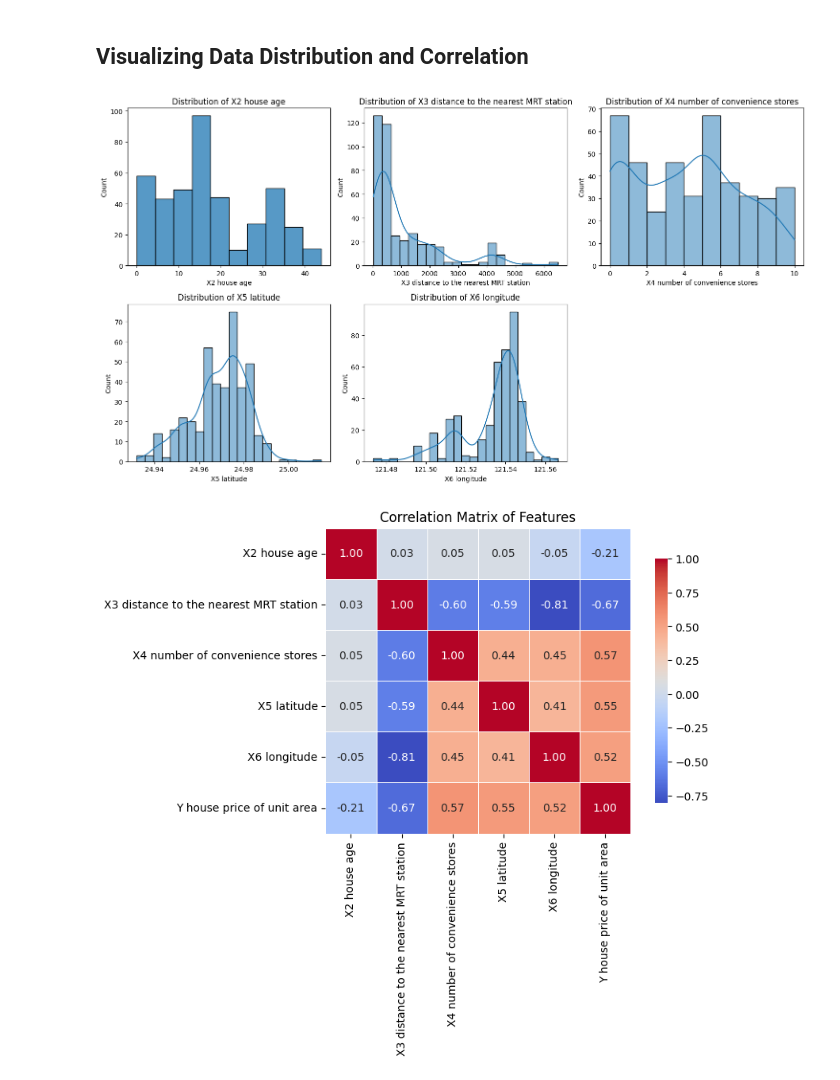
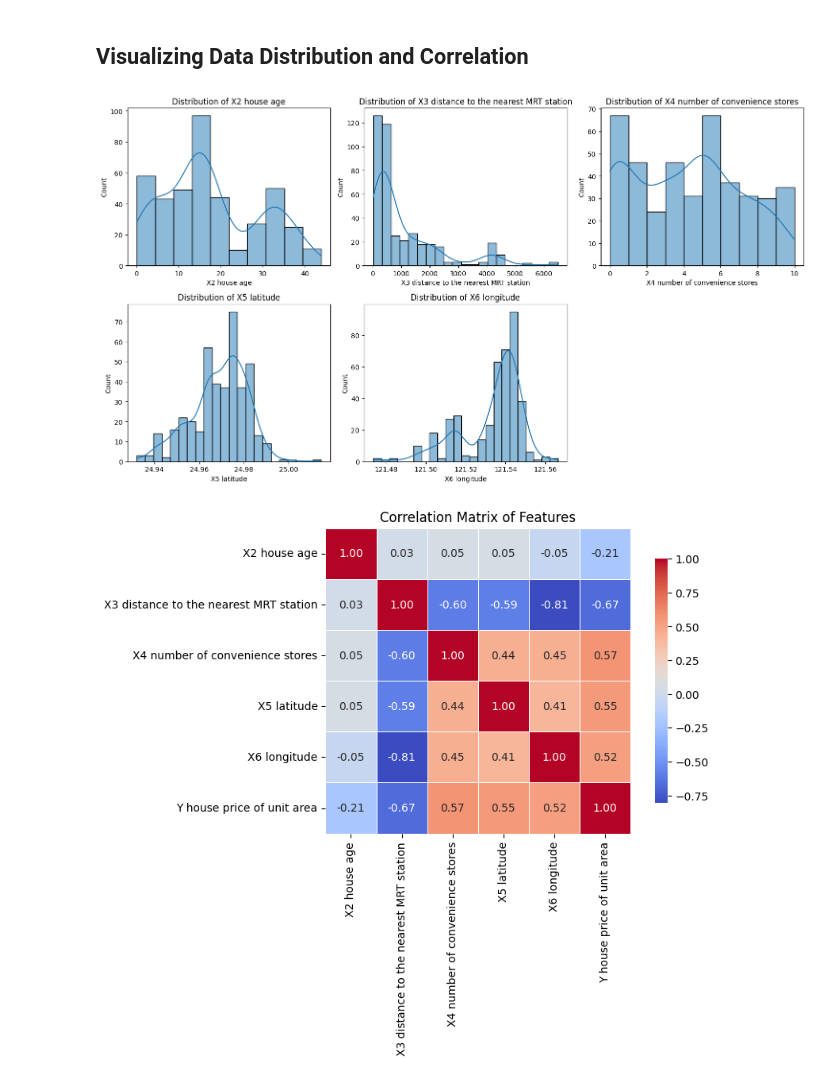
Before and after one commit to mmahdin/Data-Mining-Projects, a Jupyter notebook: data-mining-p2-student.ipynb, the cells around one changed output. Saved outputs shown, nothing was run; the diff lists cells and outputs as text; code cells hidden in the pictures.

```diff
--- a/data-mining-p2-student.ipynb
+++ b/data-mining-p2-student.ipynb
@@ -71,24 +72,21 @@ Testing set shape: (83, 5) (83,)
 # %%
 # Visualizing the distribution of each feature in the dataset
 # Set up the matplotlib figure
 plt.figure(figsize=(15, 12))
 
 # Generate a list of column headers not including the price column
 features = data.columns.drop('Y house price of unit area')
 
 # Plot each column
 for i, feature in enumerate(features):
     plt.subplot(3, 3, i + 1)  # Adjust the grid parameters based on your number of features
-    if i != 0:
-        sns.histplot(data[feature], kde=True)
-    else:
-        sns.histplot(data[feature], kde=False)
+    sns.histplot(data[feature], kde=True)
     plt.title(f'Distribution of {feature}')
     plt.tight_layout()
 
 plt.show()
 # %% [output]
-[figure, old version]
+[figure, new version]
 # %%
 # Calculating the correlation matrix
 correlation_matrix = data.corr()
```
Also changed, not shown: parts of 3 cells of this notebook.
